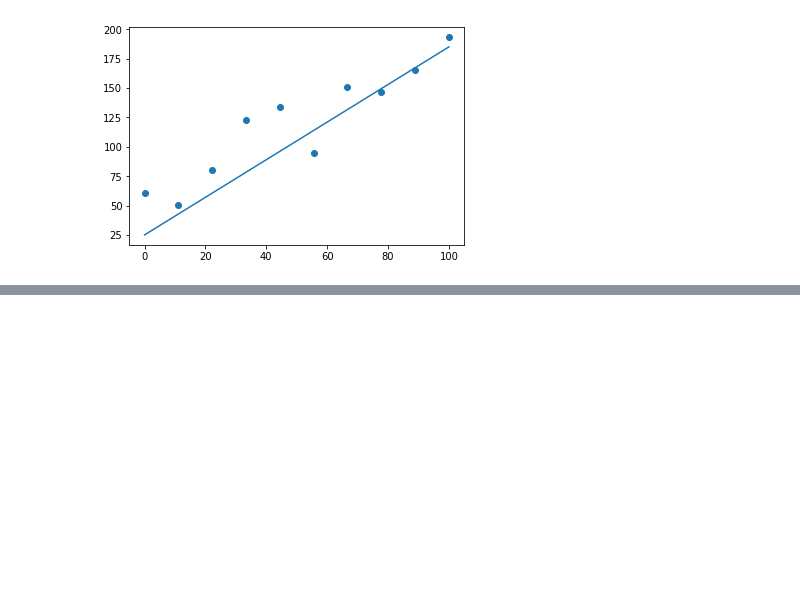
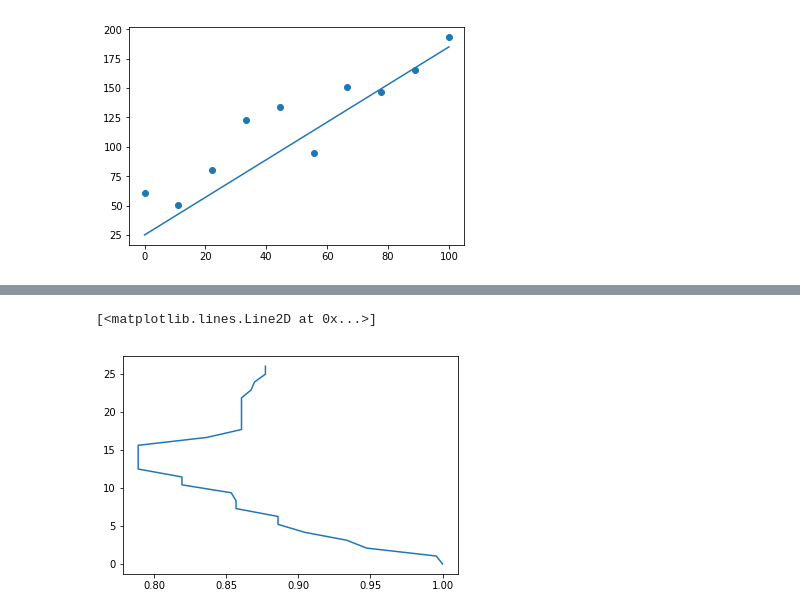
Before and after one commit to jespitiaa/fisi2026, a Jupyter notebook: hw12-jsespitia/ultimaclase.ipynb, the cells around one changed output, grey strips where cells are left out. Cells and saved outputs as stored; diff of their text form; code cells hidden in the pictures; blank space fills up the shorter version.

```diff
--- a/hw12-jsespitia/ultimaclase.ipynb
+++ b/hw12-jsespitia/ultimaclase.ipynb
@@ -31,0 +98,5 @@ plot_adjust(1.6,25)
+# %%
+plot(walk[:,0], linspace(0,len(walk), len(walk)))
+# %% [output]
+[<matplotlib.lines.Line2D at 0x...>]
+[figure, added]
```
Also changed, not shown: parts of 5 cells of this notebook, 1 other file.
